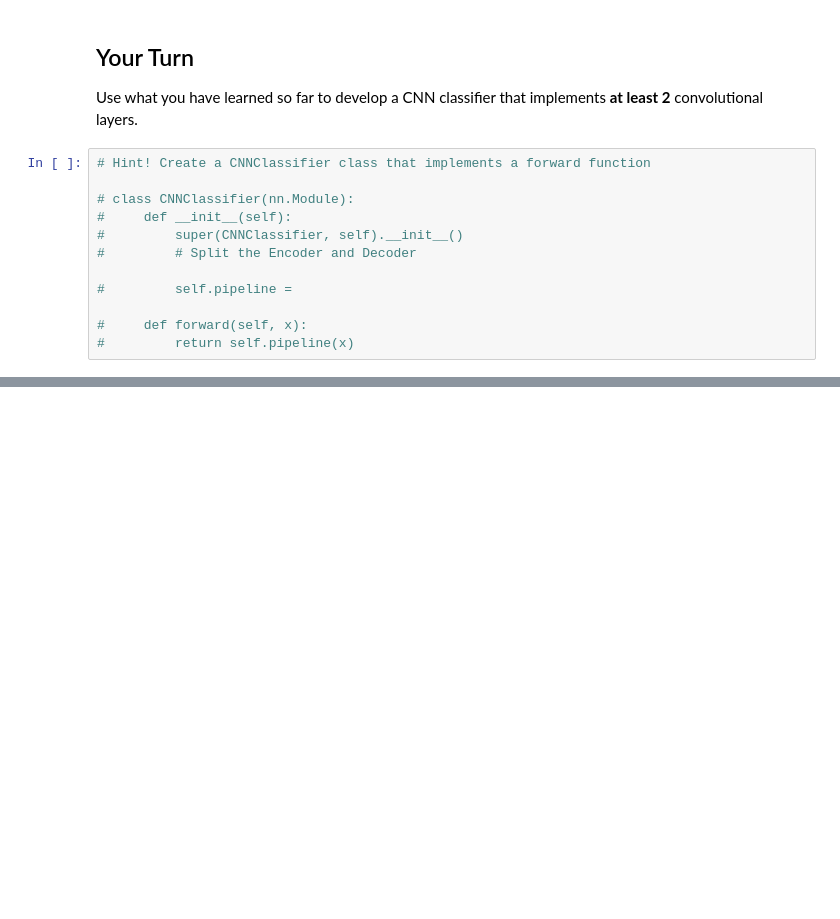
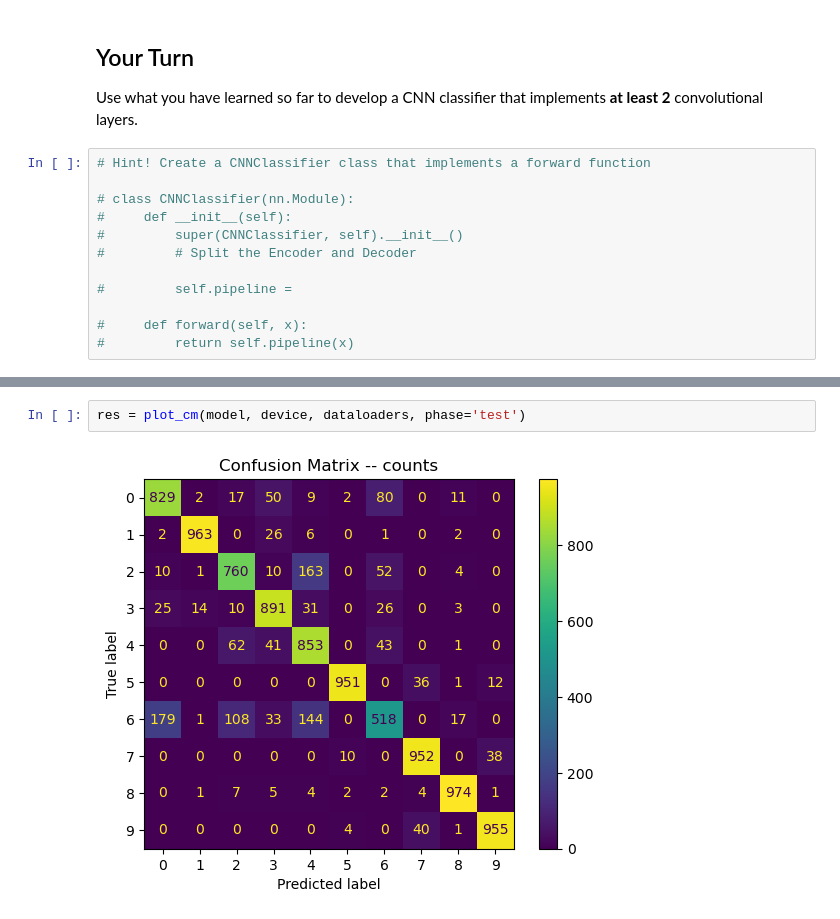
Before and after one commit to abrange/mit-deeplearning, a Jupyter notebook: module_4/Deep_Learning_Mastering_Neural_Networks_Module_4_Assignment.ipynb, the cells around one changed output, grey strips where cells are left out. Drawn from its saved outputs; the diff is of its cells as text; blank space fills up the shorter version.

```diff
--- a/module_4/Deep_Learning_Mastering_Neural_Networks_Module_4_Assignment.ipynb
+++ b/module_4/Deep_Learning_Mastering_Neural_Networks_Module_4_Assignment.ipynb
@@ -203,0 +511,4 @@ Additionally, try re-training your network with dropout included. Does this help
+# %%
+res = plot_cm(model, device, dataloaders, phase='test')
+# %% [output]
+[figure, added]
```
Also changed, not shown: parts of 29 cells of this notebook, 2 other files.
